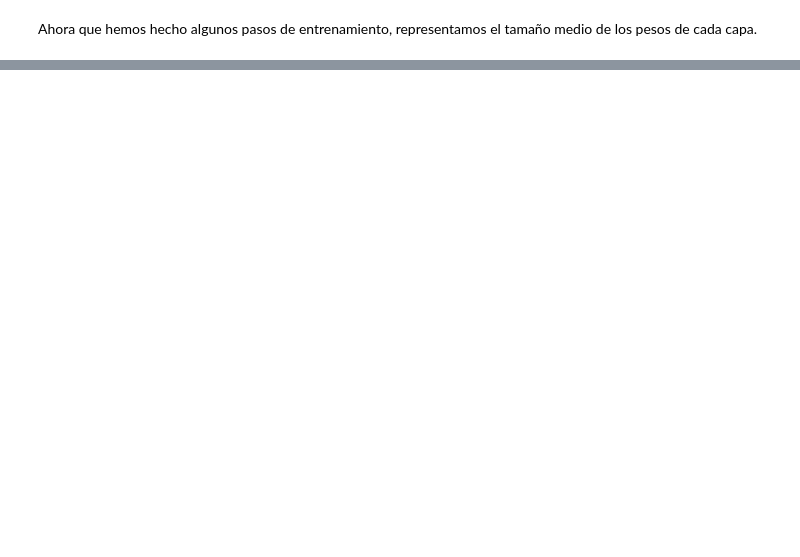
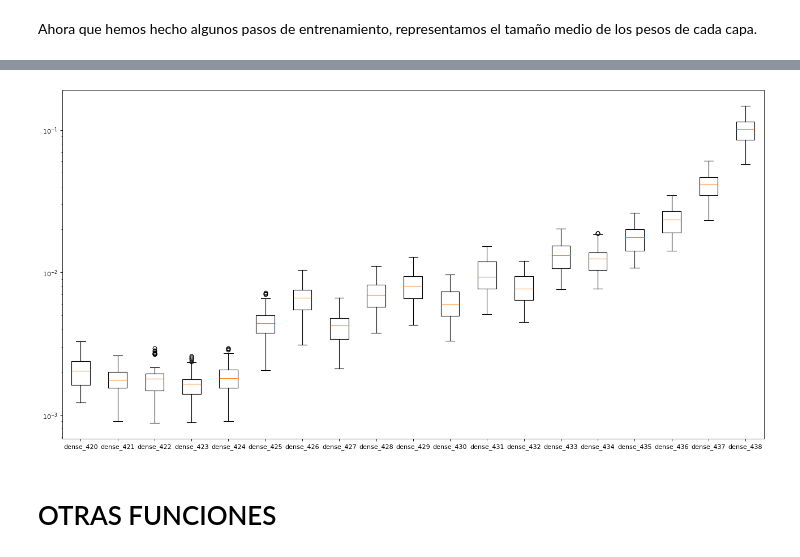
Before and after one commit to ChantaClown/3-year, a Jupyter notebook: deep_learning/Lab 8 - Residual Neural Networks/lab8-residual-neural-networks-parte1.ipynb, the cells around one changed output, grey strips where cells are left out. Drawn from its saved outputs; the diff is of its cells as text; code cells hidden in the pictures; blank space fills up the shorter version.

```diff
--- a/deep_learning/Lab 8 - Residual Neural Networks/lab8-residual-neural-networks-parte1.ipynb
+++ b/deep_learning/Lab 8 - Residual Neural Networks/lab8-residual-neural-networks-parte1.ipynb
@@ -190,0 +205,14 @@ pyplot.show()
+# %%
+# TODO - Define en model una red GradientLoggingSequentialModel con 20 capas ocultas, con activación sigmoide, con 10 unidades por capa.
+
+# Definir las capas del modelo
+layers = [tf.keras.layers.InputLayer(input_shape=(24,))]  # Especifica la forma de entrada
+layers += [tf.keras.layers.Dense(10, activation="relu") for _ in range(18)]
+layers.append(tf.keras.layers.Dense(1, activation="softmax"))  # capa de salida
+
+# Crear el modelo con las capas
+model = GradientLoggingSequentialModel(layers=layers)
+
+# Construimos el modelo y mostramos el resumen
+model.build(input_shape=(None, 24))
+print(model.summary())
@@ -190,0 +242,13 @@ pyplot.show()
+# %%
+#TODO - Compila el modelo. Utiliza la opción run_eagerly=True para que se puedan registrar los gradientes a cada paso
+
+model.compile(optimizer=tf.keras.optimizers.SGD(learning_rate=0.001),
+              loss=tf.keras.losses.BinaryCrossentropy(),
+              run_eagerly=True)
+# %%
+#TODO - entrenar el modelo utilizando 8 steps por epoch. Con 10 epochs nos valdrá para comprobar el desvanecimiento de gradientes.
+
+num_epochs = 10
+
+# Entrenamiento del modelo
+history = model.fit(ds_train, epochs=num_epochs, steps_per_epoch=8)
@@ -190,0 +284,11 @@ pyplot.show()
+# %%
+# Ahora accedemos al historial de gradientes y representamos el tamaño medio de los gradientes de cada capa.
+pyplot.figure(figsize=(20, 10), dpi=80)
+pyplot.boxplot(model.gradient_history.values())
+pyplot.yscale('log')
+pyplot.xticks(ticks=range(1,len(model.gradient_history)+1), labels=model.gradient_history.keys())
+pyplot.show()
+# %% [output]
+[figure, added]
+# %% [markdown]
+# OTRAS FUNCIONES
```
Also changed, not shown: parts of 19 cells of this notebook, 1 other file.
